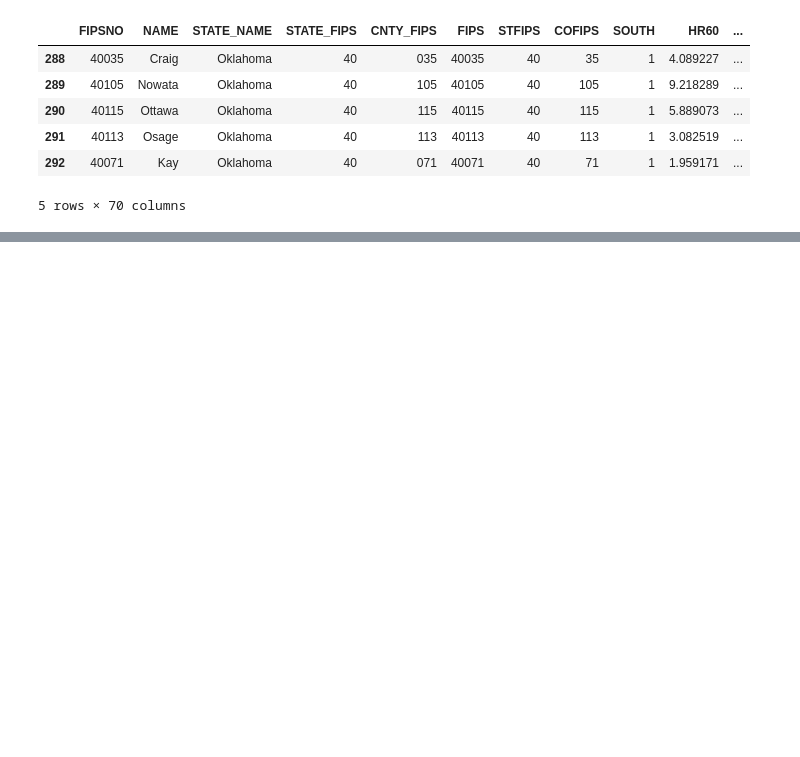
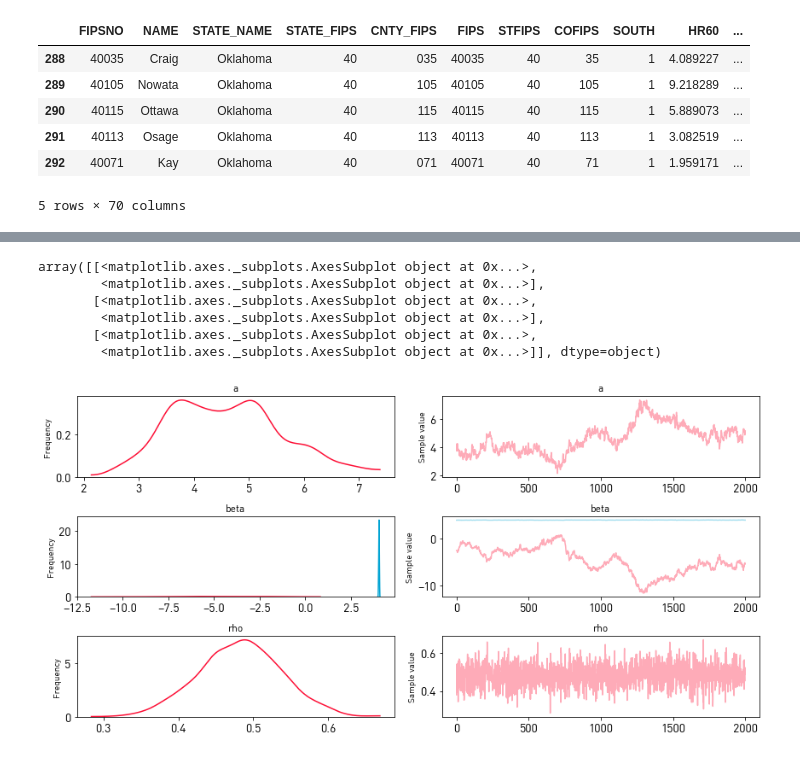
Before and after one commit to ljwolf/bayespatial, a Jupyter notebook: example_modelfit.ipynb, the cells around one changed output, grey strips where cells are left out. Drawn from its saved outputs; the diff is of its cells as text; code cells hidden in the pictures; blank space fills up the shorter version.

```diff
--- a/example_modelfit.ipynb
+++ b/example_modelfit.ipynb
@@ -42,13 +44,14 @@ W.transform = 'r'
+# %%
+Yknown_f = Yknown + np.linalg.solve((np.eye(W.n) - .45 * W.sparse.toarray()),
+                                    np.random.normal(0,1,size=(W.n,1)))
 # %%
 with mc.Model() as SE:
-    a = mc.Normal('a', 0,sd=10)
+    a = mc.Normal('a', 0,sd=10, testval=0)
     beta = mc.Normal('beta', 0,sd=10, shape=P)
-
-    #sigma= mc.HalfCauchy('sigma', 5, testval=2)
 
     rho = mc.Uniform('rho', lower=-.99, upper=.99, testval=0)
 
     mu = a + tt.dot(X, beta)
 
-    outcome = spdist.SAR_Error('outcome', mu=mu, scale=1, rho=rho,
-                               W=W, observed=Y.flatten(), shape=N)
+    outcome = spdist.SAR_Error('outcome', mu=mu, scale=1, rho=rho, method='Ord',
+                               W=W, observed=Yknown_f.flatten(), shape=N)
@@ -60,0 +76,10 @@ Initializing NUTS using advi...
+# %%
+mc.traceplot(trace)
+# %% [output]
+array([[<matplotlib.axes._subplots.AxesSubplot object at 0x...>,
+        <matplotlib.axes._subplots.AxesSubplot object at 0x...>],
+       [<matplotlib.axes._subplots.AxesSubplot object at 0x...>,
+        <matplotlib.axes._subplots.AxesSubplot object at 0x...>],
+       [<matplotlib.axes._subplots.AxesSubplot object at 0x...>,
+        <matplotlib.axes._subplots.AxesSubplot object at 0x...>]], dtype=object)
+[figure, added]
```
Also changed, not shown: parts of 6 cells of this notebook, 2 other files.
